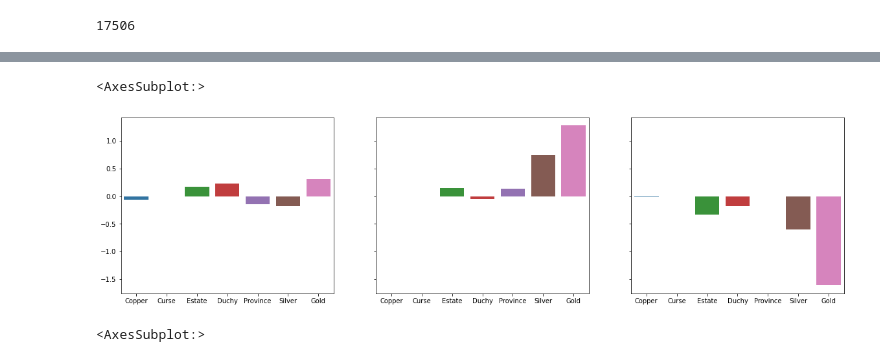
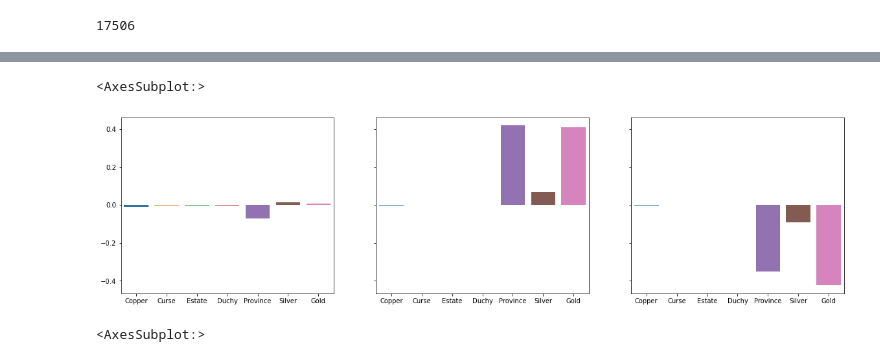
Before and after one commit to SpecificGenerality/PyDominion, a Jupyter notebook: notebooks/mcts_training.ipynb, the cells around one changed output, grey strips where cells are left out. Cells and saved outputs as stored; diff of their text form; code cells hidden in the pictures.

```diff
--- a/notebooks/mcts_training.ipynb
+++ b/notebooks/mcts_training.ipynb
@@ -32,5 +45,5 @@ from aiutils import load
 # %%
-model_name = 'bm-bm-logistic-pred-1k-first-province'
+model_name = 'base-default-warm-start'
 model_path = os.path.join(model_dir, model_name)
 model = load(model_path)
 # %%
@@ -91,21 +110,21 @@ model_path = os.path.join(model_dir, model_name)
 plot_model = load(model_path)
 # %%
 i=8
-plot_model = player.rollout.models[i]
-# plot_model = model
+# plot_model = player.rollout.models[i]
+plot_model = model
 
 agent_weights = plot_model.coef_[0][7:14]
 opp_weights = plot_model.coef_[0][14:]
 supply_weights = plot_model.coef_[0][:7]
-cards = list(env.game.state.feature.idxs.keys())
+# cards = list(env.game.state.feature.idxs.keys())
 
 f, axes = plt.subplots(1,3, figsize=(20, 5), sharey='all')
 sns.barplot(x=cards, y=supply_weights, ax=axes[0])
 sns.barplot(x=cards, y=agent_weights, ax=axes[1])
 sns.barplot(x=cards, y=opp_weights, ax=axes[2])
 # %% [output]
 <AxesSubplot:>
-[figure, old version]
+[figure, new version]
 # %%
 agent_weights_comp = plot_model.coef_[0][7:14]
 opp_weights_comp = plot_model.coef_[0][14:]
```
Also changed, not shown: parts of 15 cells of this notebook, 7 other files.
